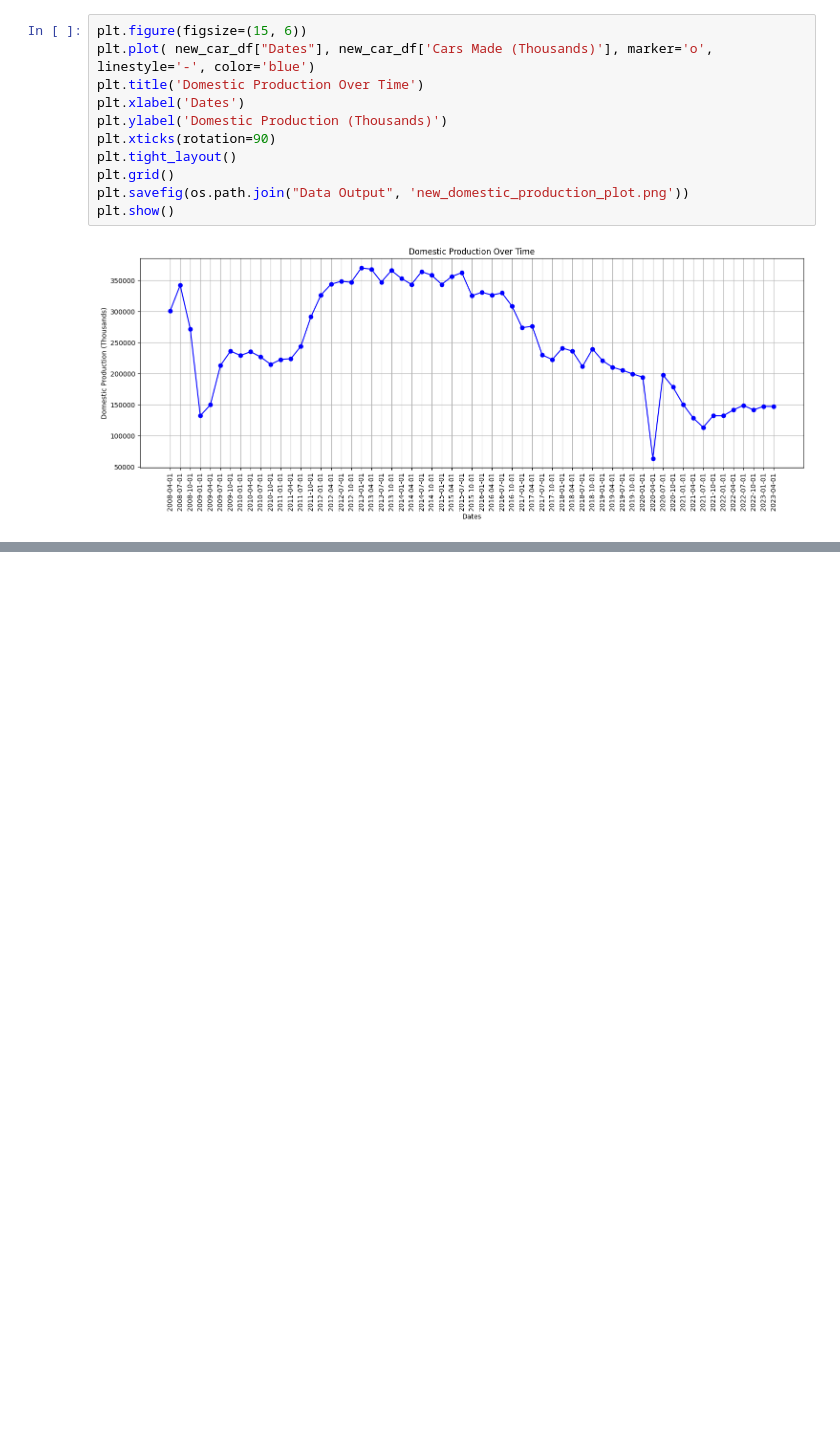
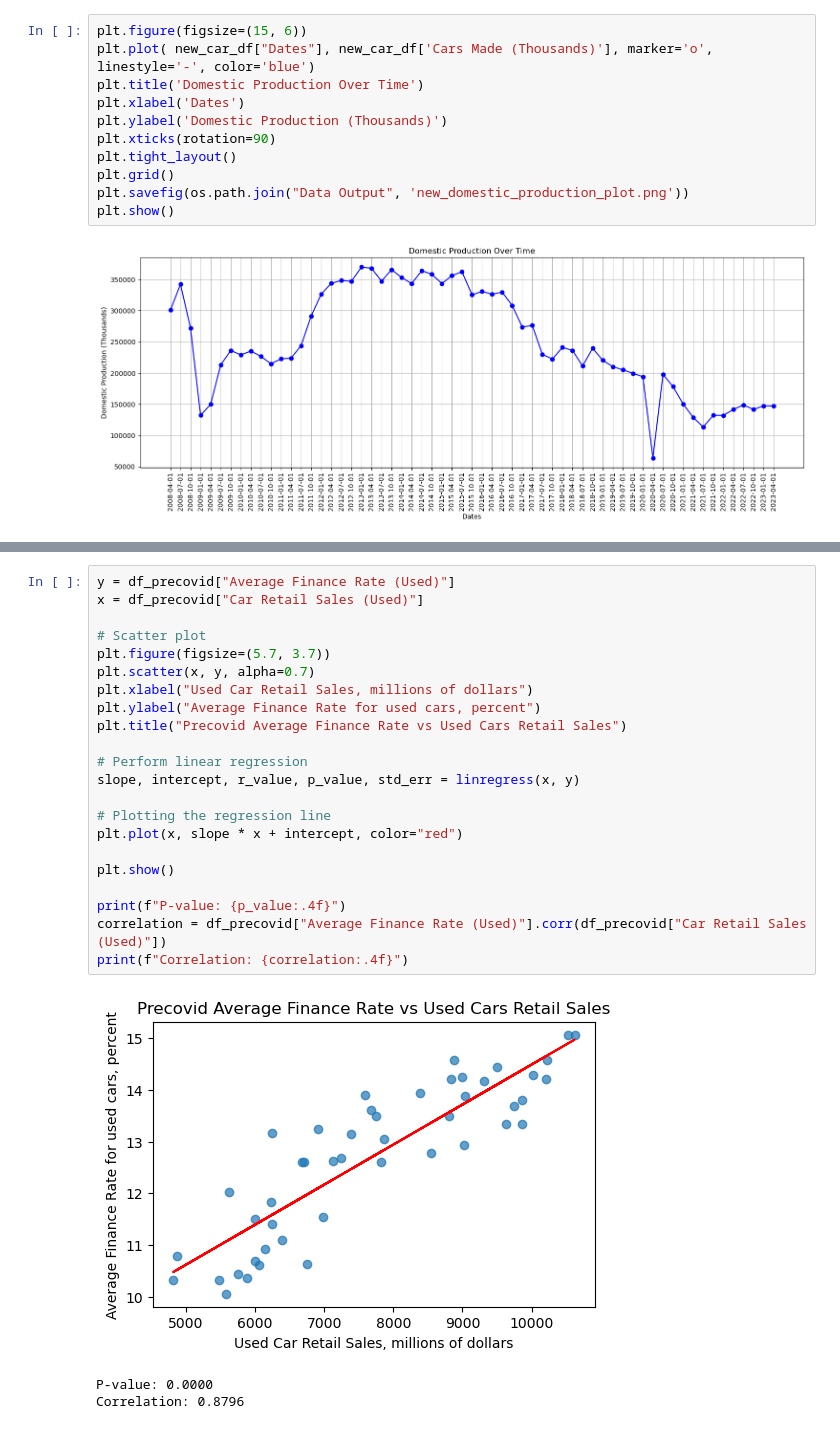
Before and after one commit to NadyaSlb/New_Car_Loan_Analysis, a Jupyter notebook: Car Data Analysis.ipynb, the cells around one changed output, grey strips where cells are left out. Drawn from its saved outputs; the diff is of its cells as text; blank space fills up the shorter version.

```diff
--- a/Car Data Analysis.ipynb
+++ b/Car Data Analysis.ipynb
@@ -74,0 +173,26 @@ plt.show()
+# %%
+y = df_precovid["Average Finance Rate (Used)"]
+x = df_precovid["Car Retail Sales (Used)"]
+
+# Scatter plot
+plt.figure(figsize=(5.7, 3.7))
+plt.scatter(x, y, alpha=0.7)
+plt.xlabel("Used Car Retail Sales, millions of dollars")
+plt.ylabel("Average Finance Rate for used cars, percent")
+plt.title("Precovid Average Finance Rate vs Used Cars Retail Sales")
+
+# Perform linear regression
+slope, intercept, r_value, p_value, std_err = linregress(x, y)
+
+# Plotting the regression line
+plt.plot(x, slope * x + intercept, color="red")
+
+plt.show()
+
+print(f"P-value: {p_value:.4f}")
+correlation = df_precovid["Average Finance Rate (Used)"].corr(df_precovid["Car Retail Sales (Used)"])
+print(f"Correlation: {correlation:.4f}")
+# %% [output]
+[figure, added]
+P-value: 0.0000
+Correlation: 0.8796
```
Also changed, not shown: parts of 10 cells of this notebook, 2 other files.
